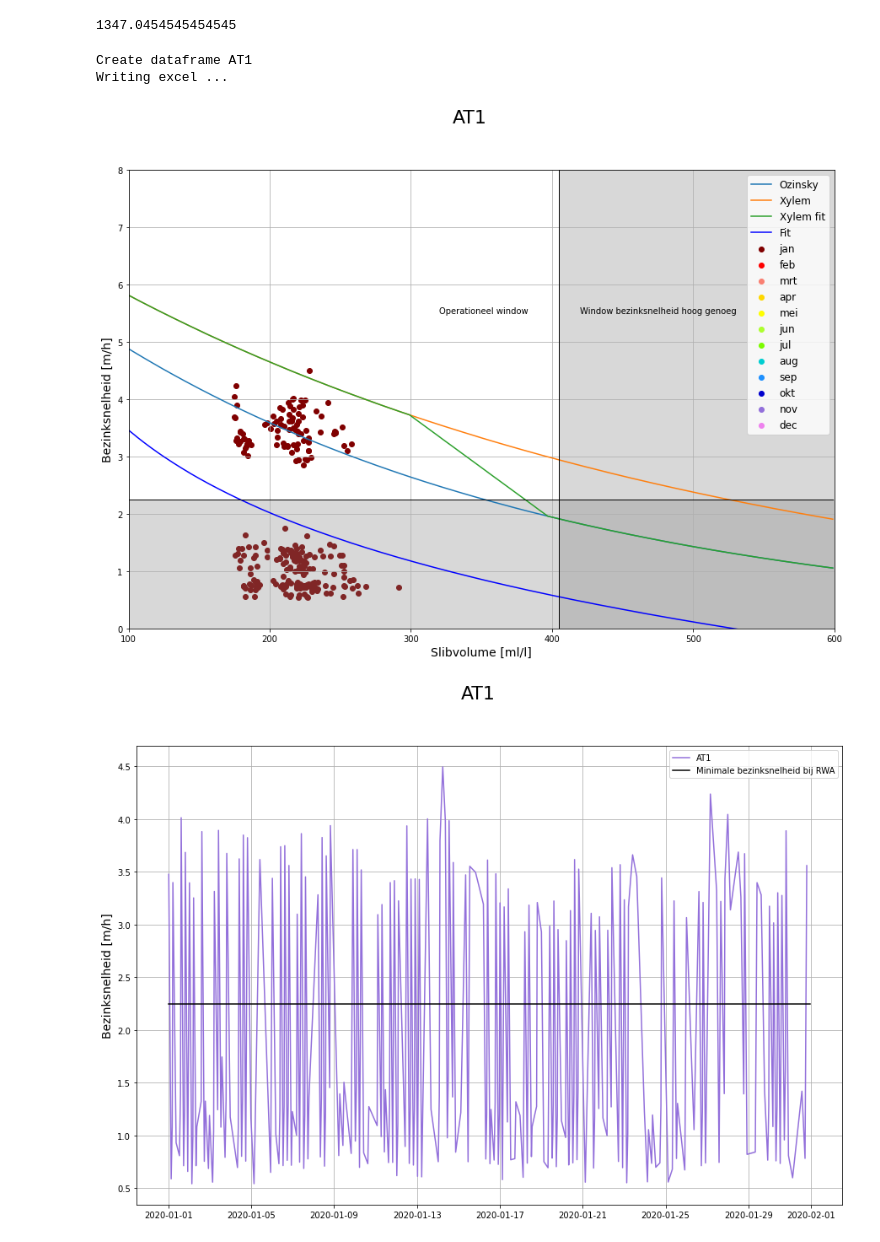
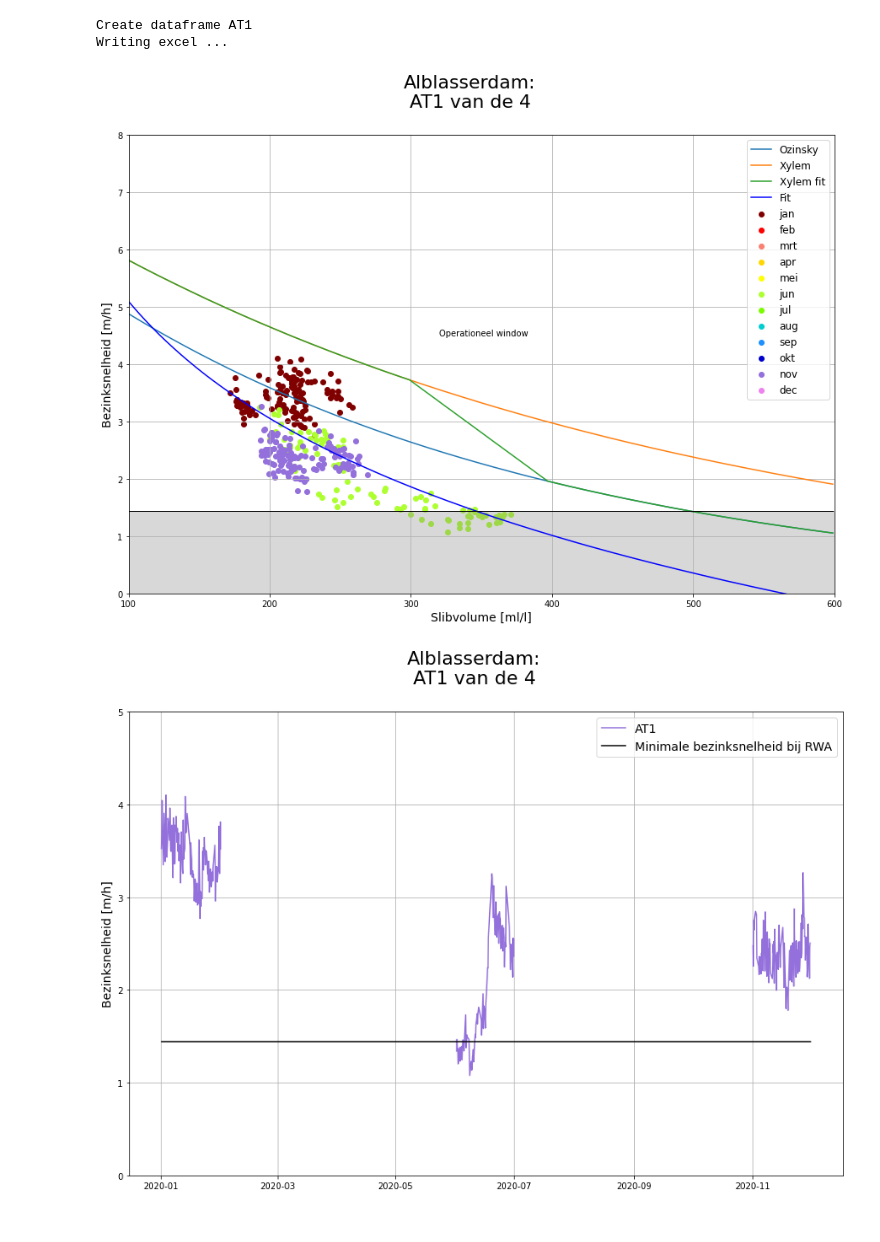
Before and after one commit to HeleenNiele/Watertechnologie, a Jupyter notebook: Ablasserdam_Slibanalyse.ipynb, the cells around one changed output. Saved outputs shown, nothing was run; the diff lists cells and outputs as text; code cells hidden in the pictures.

```diff
--- a/Ablasserdam_Slibanalyse.ipynb
+++ b/Ablasserdam_Slibanalyse.ipynb
@@ -286,9 +449,5 @@ dfS_tot["Snelheid"] = dfS_tot["delta_h"]/dfS_tot["Bezinkduur"]
 dfS_tot["Totale snelheid"] = dfS_tot["Snelheid"] + dfS_tot["Opstroomsnelheid"]
 dfS_tot["Slibvolume"] = dfS_tot["Slibgehalte"]*dfS_tot["SVI"]
-# %%
-print(df_minutes["ZAD_FBIF1.MW"].max())
-# %% [output]
-1347.0454545454545
 # %%
 print("Create dataframe AT1")
 print("Writing excel ...")
@@ -298,12 +457,12 @@ dfS_tot['Cyclusduur_str'] = dfS_tot['Cyclusduur'].astype(str).str[-8:]
 dfS_tot['Begin_cyclus'] = dfS_tot['Begin_cyclus'].astype(str)
 
 
-df_results = dfS_tot[["Start bezinking","Begin_cyclus","Cyclusduur_str", "Slibgehalte", "Waterhoogte", "delta_h", "Opstroomsnelheid", "Bezinkduur", "SVI", "Snelheid", "Totale snelheid", "Slibvolume"]]
+df_results_final = dfS_tot[["Begin_cyclus","Cyclusduur_str", "Slibgehalte", "Waterhoogte", "delta_h", "Opstroomsnelheid", "Duur", "SVI", "Snelheid", "Totale snelheid", "Slibvolume"]]
 
 # Create a Pandas Excel writer using XlsxWriter as the engine.
-writer = pd.ExcelWriter(r"P:\1263819\Biologische opstart Weesp\Berend\Plan van aanpak onderzoek\WsRL\WsRL 7 dec 2020\cyclussen_WsRL_AT1.xlsx", engine='xlsxwriter')
+writer = pd.ExcelWriter(r"P:\1263819\Biologische opstart Weesp\Berend\Plan van aanpak onderzoek\WsRL\12 jan 2021\Resultaten_1_gl\cyclussen_WsRL_AT1_jan_jun_nov_2020_.xlsx", engine='xlsxwriter')
 
-df_results.to_excel(writer, sheet_name="Resultaten AT1")
+df_results_final.to_excel(writer, sheet_name="Resultaten AT1")
 
 # Get the xlsxwriter workbook and worksheet objects.
 workbook  = writer.book
@@ -377,58 +536,58 @@ def xylem_fit(t, svi_ref):
     return(n_array)
 # %%
 def min_snelheid(t):
-    return(np.full((len(t)), 2.25))
+    return(np.full((len(t)), 1.44))
 # %%
 # Logaritmische fit
-df_resultsa = df_results[df_results["Totale snelheid"].notnull()]
-x = np.array(df_resultsa["Slibvolume"])
-y = np.array(df_resultsa["Totale snelheid"])
-z = np.polyfit(np.log(x), y, 1.1)
+df_resultsa = df_results_final[df_results_final["Totale snelheid"].notnull()]
+x = np.array(df_resultsa["Slibvolume"].astype(float))
+y = np.array(df_resultsa["Totale snelheid"].astype(float))
+z = np.polyfit(np.log(x), y, 1,1)
 p = np.poly1d(z)
 # %%
 import matplotlib.pyplot as plt
 colors = {1:'maroon', 2:'red', 3: 'salmon', 4:'gold', 5:'yellow', 6:'greenyellow', 7:'lawngreen', 8: 'darkturquoise', 9: 'dodgerblue', 10: 'mediumblue',11: 'mediumpurple', 12: 'violet'}
 legend = {1:"jan",2:"feb",3:"mrt",4:"apr",5:"mei",6:"jun",7:"jul",8:"aug",9:"sep",10:"okt",11:"nov",12:"dec"}
-df_results = df_results.assign(Month = df_results.index.month)
+df_resultsa = df_resultsa.assign(Month = df_resultsa.index.month)
 
 fig, ax = plt.subplots(figsize=(15,10))
-fig.suptitle("AT1",fontsize=22)
+fig.suptitle("Alblasserdam:\nAT1 van de 4",fontsize=22)
 ax.set_xlim(100,600)
 ax.set_ylim(0,8)
 ax.set_xlabel("Slibvolume [ml/l]", fontsize=14)
 ax.set_ylabel("Bezinksnelheid [m/h]", fontsize=14)
 for i in range(12):
-    ax.scatter(x=df_results[df_results["Month"]==i+1]["Slibvolume"], y=df_results[df_results["Month"]==i+1]['Totale snelheid'], color=colors[i+1], label = legend[i+1])
+    ax.scatter(x=df_resultsa[df_resultsa["Month"]==i+1]["Slibvolume"], y=df_resultsa[df_resultsa["Month"]==i+1]['Totale snelheid'], color=colors[i+1], label = legend[i+1])
 
 ax.plot(t, ozinsky(t, 120), label="Ozinsky")
 ax.plot(t, xylem(t, 120), label="Xylem")
 ax.plot(t, xylem_fit(t, 120), label="Xylem fit")
 ax.plot(t, p(np.log(t)), "b-", label = "Fit")
 ax.plot(t, min_snelheid(t), color="black", linewidth=1)
-plt.axvline(x=405, color="black", linewidth=1)
 
-plt.axvspan(405,600, color="grey", alpha=0.3)
-plt.axhspan(0,2.25, color="grey", alpha=0.3)
-plt.text(320,5.5,"Operationeel window")
-plt.text(420,5.5,"Window bezinksnelheid hoog genoeg")
+plt.axhspan(0,1.44, color="grey", alpha=0.3)
+plt.text(320,4.5,"Operationeel window")
 
 plt.legend(fontsize="12")
 plt.grid(which='major', axis='both')
-plt.savefig(r"P:\1263819\Biologische opstart Weesp\Berend\Plan van aanpak onderzoek\WsRL\WsRL 7 dec 2020\Resultaten\AT1_Slibvolume_Bezinksnelheid")
+plt.savefig(r"P:\1263819\Biologische opstart Weesp\Berend\Plan van aanpak onderzoek\WsRL\12 jan 2021\Resultaten_1_gl\AT1_Slibvolume_Bezinksnelhei_jan_jun_nov_2020")
 # %% [output]
-[figure, old version]
+[figure, new version]
 # %%
 at1 = "mediumpurple"
 dwa = "red"
 rwa = "dodgerblue"
 # %%
 fig, ax = plt.subplots(figsize=(15,10))
-fig.suptitle("AT1",fontsize=22)
+fig.suptitle("Alblasserdam:\nAT1 van de 4",fontsize=22)
 ax.set_ylabel("Bezinksnelheid [m/h]", fontsize=14)
 plt.grid(which='major', axis='both')
-plt.plot(df_results.index, df_results["Totale snelheid"], color=at1, label="AT1")
-ax.plot(df_results.index, min_snelheid(df_results.index), label="Minimale bezinksnelheid bij RWA", color="black")
-plt.legend()
-plt.savefig(r"P:\1263819\Biologische opstart Weesp\Berend\Plan van aanpak onderzoek\WsRL\WsRL 7 dec 2020\Resultaten\AT1_Bezinksnelheid")
+plt.plot(df_resultsa.loc["2019-12-31":"2020-02-01"].index, df_resultsa.loc["2019-12-31":"2020-02-01" ,"Totale snelheid"], color=at1, label="AT1")
+plt.plot(df_resultsa.loc["2020-05-31":"2020-07-01"].index, df_resultsa.loc["2020-05-31":"2020-07-01" ,"Totale snelheid"], color=at1)
+plt.plot(df_resultsa.loc["2020-10-31":"2020-12-01"].index, df_resultsa.loc["2020-10-31":"2020-12-01" ,"Totale snelheid"], color=at1)
+ax.plot(df_resultsa.index, min_snelheid(df_resultsa.index), label="Minimale bezinksnelheid bij RWA", color="black")
+plt.legend(fontsize=14)
+ax.set_ylim(0,5)
+plt.savefig(r"P:\1263819\Biologische opstart Weesp\Berend\Plan van aanpak onderzoek\WsRL\12 jan 2021\Resultaten_1_gl\AT1_Bezinksnelheid_jan_jun_nov_2020")
 # %% [output]
-[figure, old version]
+[figure, new version]
```
Also changed, not shown: parts of 50 cells of this notebook, 5 other files.
